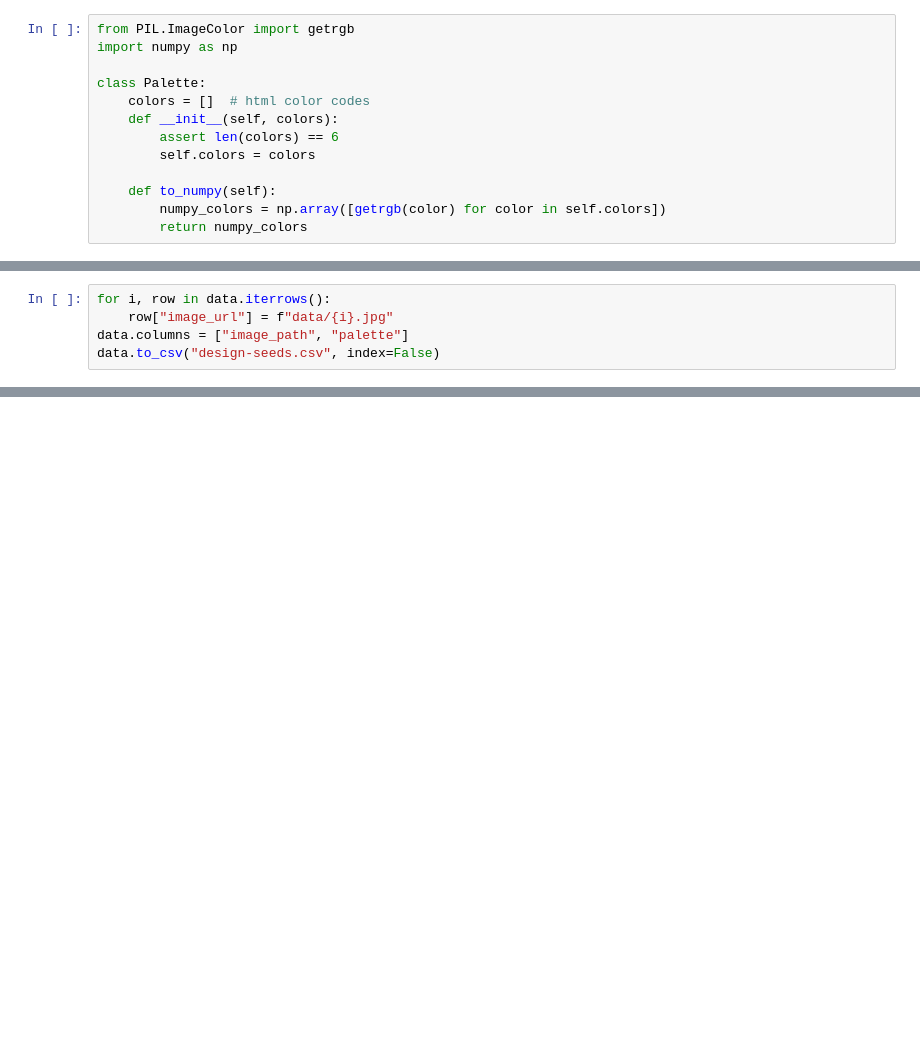
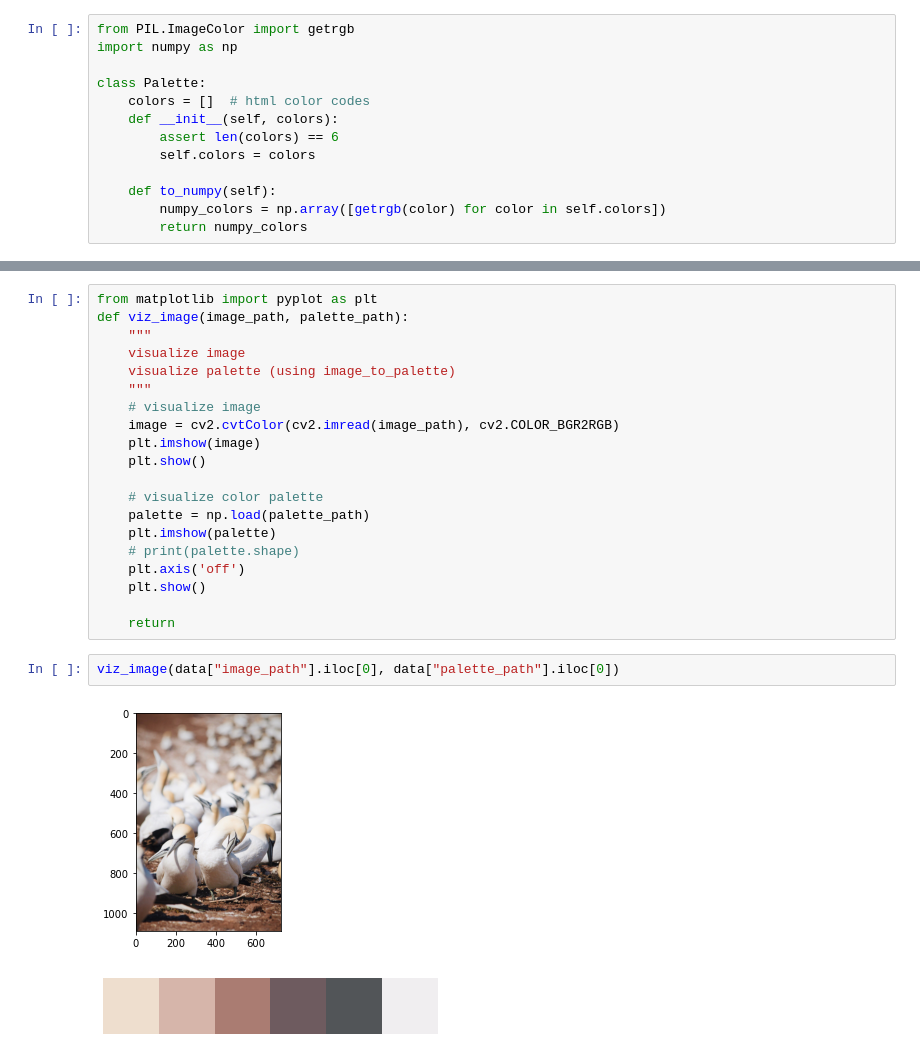
Before and after one commit to danielgafni/repalette, a Jupyter notebook: scrap_design_seeds.ipynb, the cells around one changed output, grey strips where cells are left out. Saved outputs shown, nothing was run; the diff lists cells and outputs as text; blank space fills up the shorter version.

```diff
--- a/scrap_design_seeds.ipynb
+++ b/scrap_design_seeds.ipynb
@@ -88,5 +182,0 @@ save_images(data)
-# %%
-for i, row in data.iterrows():
-    row["image_url"] = f"data/{i}.jpg"
-data.columns = ["image_path", "palette"]
-data.to_csv("design-seeds.csv", index=False)
@@ -203,0 +183,25 @@ data_cropped.to_csv("design-seeds-cropped.csv", index=False)
+# %%
+from matplotlib import pyplot as plt
+def viz_image(image_path, palette_path):
+    """
+    visualize image
+    visualize palette (using image_to_palette)
+    """
+    # visualize image
+    image = cv2.cvtColor(cv2.imread(image_path), cv2.COLOR_BGR2RGB)
+    plt.imshow(image)
+    plt.show()
+
+    # visualize color palette
+    palette = np.load(palette_path)
+    plt.imshow(palette)
+    # print(palette.shape)
+    plt.axis('off')
+    plt.show()
+
+    return
+# %%
+viz_image(data["image_path"].iloc[0], data["palette_path"].iloc[0])
+# %% [output]
+[figure, added]
+[figure, added]
```
Also changed, not shown: parts of 26 cells of this notebook.
